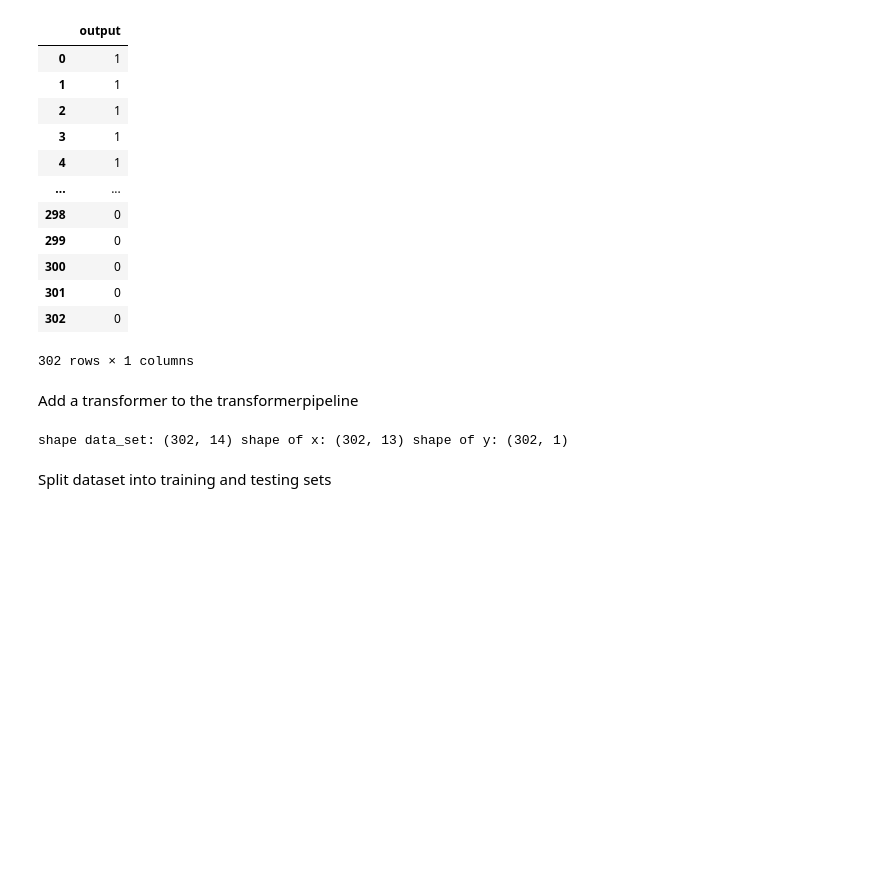
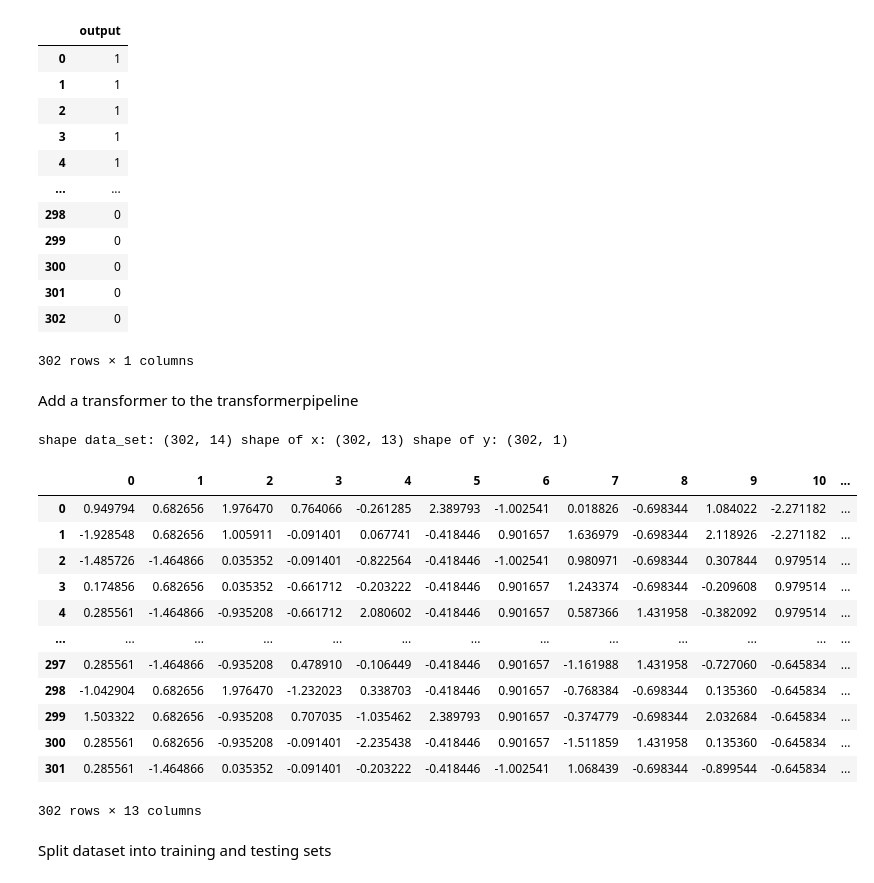
Before and after one commit to IoannisTselekoglou/K_fold_test, a Jupyter notebook: K_fold_algo.ipynb, the cells around one changed output. Drawn from its saved outputs; the diff is of its cells as text; code cells hidden in the pictures; blank space fills up the shorter version.

```diff
--- a/K_fold_algo.ipynb
+++ b/K_fold_algo.ipynb
@@ -81,8 +81,8 @@ y
 | 301 | 0 |
 | 302 | 0 |
 302 rows × 1 columns
-# %% [markdown]
-Add a transformer to the transformerpipeline
+# %% [markdown]
+Add a transformer to the transformerpipeline
 # %%
 from sklearn.pipeline import Pipeline
 from sklearn.preprocessing import StandardScaler
@@ -99,5 +99,22 @@ print(f"shape data_set: {dataset.shape}", f"shape of x: {x.shape}" , f"shape of
 # %% [output]
 shape data_set: (302, 14) shape of x: (302, 13) shape of y: (302, 1)
+# %%
+x_prep_frame = pd.DataFrame(x_prep)
+x_prep_frame
+# %% [output]
+|  | 0 | 1 | 2 | 3 | 4 | 5 | 6 | 7 | 8 | 9 | 10 | ... |
+| 0 | 0.949794 | 0.682656 | 1.976470 | 0.764066 | -0.261285 | 2.389793 | -1.002541 | 0.018826 | -0.698344 | 1.084022 | -2.271182 | ... |
+| 1 | -1.928548 | 0.682656 | 1.005911 | -0.091401 | 0.067741 | -0.418446 | 0.901657 | 1.636979 | -0.698344 | 2.118926 | -2.271182 | ... |
+| 2 | -1.485726 | -1.464866 | 0.035352 | -0.091401 | -0.822564 | -0.418446 | -1.002541 | 0.980971 | -0.698344 | 0.307844 | 0.979514 | ... |
+| 3 | 0.174856 | 0.682656 | 0.035352 | -0.661712 | -0.203222 | -0.418446 | 0.901657 | 1.243374 | -0.698344 | -0.209608 | 0.979514 | ... |
+| 4 | 0.285561 | -1.464866 | -0.935208 | -0.661712 | 2.080602 | -0.418446 | 0.901657 | 0.587366 | 1.431958 | -0.382092 | 0.979514 | ... |
+| ... | ... | ... | ... | ... | ... | ... | ... | ... | ... | ... | ... | ... |
+| 297 | 0.285561 | -1.464866 | -0.935208 | 0.478910 | -0.106449 | -0.418446 | 0.901657 | -1.161988 | 1.431958 | -0.727060 | -0.645834 | ... |
+| 298 | -1.042904 | 0.682656 | 1.976470 | -1.232023 | 0.338703 | -0.418446 | 0.901657 | -0.768384 | -0.698344 | 0.135360 | -0.645834 | ... |
+| 299 | 1.503322 | 0.682656 | -0.935208 | 0.707035 | -1.035462 | 2.389793 | 0.901657 | -0.374779 | -0.698344 | 2.032684 | -0.645834 | ... |
+| 300 | 0.285561 | 0.682656 | -0.935208 | -0.091401 | -2.235438 | -0.418446 | 0.901657 | -1.511859 | 1.431958 | 0.135360 | -0.645834 | ... |
+| 301 | 0.285561 | -1.464866 | 0.035352 | -0.091401 | -0.203222 | -0.418446 | -1.002541 | 1.068439 | -0.698344 | -0.899544 | -0.645834 | ... |
+302 rows × 13 columns
 # %% [markdown]
 Split dataset into training and testing sets
 # %%
```
Also changed, not shown: parts of 23 cells of this notebook.
